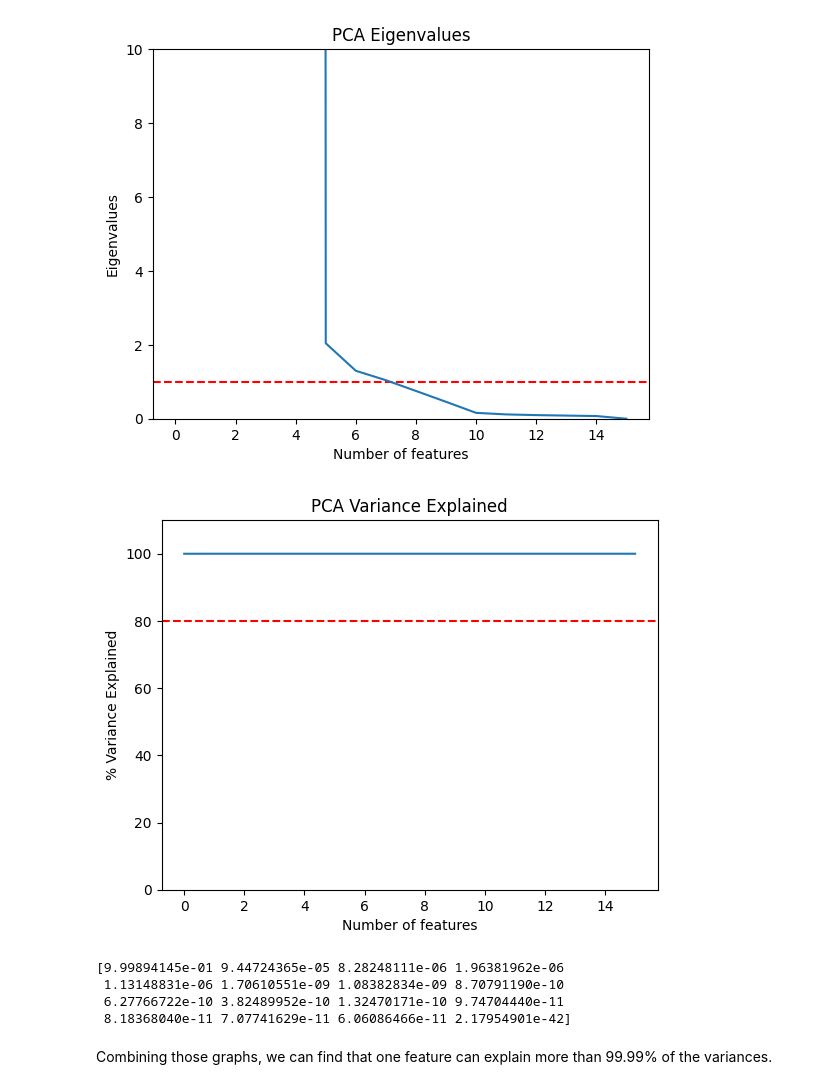
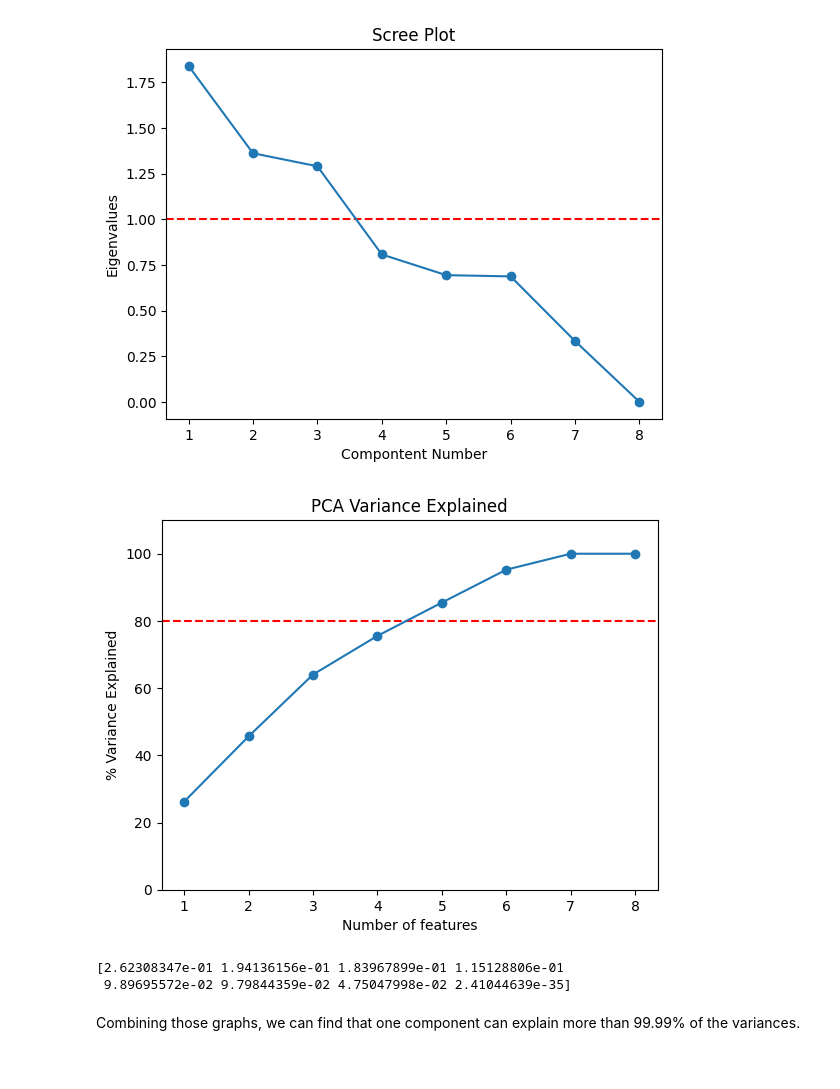
Before and after one commit to hassan3301/COG403Project, a Jupyter notebook: pca.ipynb, the cells around one changed output. Cells and saved outputs as stored; diff of their text form; code cells hidden in the pictures.

```diff
--- a/pca.ipynb
+++ b/pca.ipynb
@@ -7,6 +10,13 @@ from sklearn.decomposition import PCA
 # %%
 f_path = "processed_files"
+scaler = StandardScaler()
 word_df = pd.read_csv(os.path.join(f_path, 'merged_withoutstring.csv')).loc[:,["Word"]]
 merged_df = pd.read_csv(os.path.join(f_path, 'merged_withoutstring.csv'))
-# merged_df = merged_df.loc[:, ~merged_df.columns.isin(['Word', 'Word type', 'pos_new'])]
+word_type = merged_df.loc[:,"Word type"]
+merged_df = merged_df.loc[:, ~merged_df.columns.isin(['Word type'])]
 merged_df = merged_df.set_index('Word', drop=True)
+word_c = word_type.copy()
+
+cdict = {'N':'m','NUM':'c', 'V': 'r', 'A': 'g', 'F': 'b'}
+label = {'N':'Noun','NUM':'Numeral', 'V': 'Verb', 'A': 'Adjective', 'F': 'Function word'}
+print(word_type.value_counts())
@@ -12,0 +36,5 @@ merged_df = merged_df.set_index('Word', drop=True)
+# %%
+merged_scaled_df=merged_df.copy()
+merged_scaled_df=pd.DataFrame(scaler.fit_transform(merged_scaled_df), columns=merged_scaled_df.columns)
+merged_scaled_df.head()
+sn.heatmap(merged_scaled_df.head(), annot=True)
@@ -13,16 +44,16 @@ merged_df = merged_df.set_index('Word', drop=True)
 # %%
-pca = PCA(n_components=len(merged_df.columns))
-pca.fit(merged_df)
+pca = PCA(n_components=len(merged_scaled_df.columns))
+pca.fit(merged_scaled_df)
 # print(pca.explained_variance_)
 plt.ylabel('Eigenvalues')
-plt.xlabel('Number of features')
-plt.title('PCA Eigenvalues')
-plt.ylim(0, 10)
+plt.xlabel('Compontent Number')
+plt.title('Scree Plot')
+# plt.ylim(0, 10)
 plt.axhline(y=1, color = 'r', linestyle='--')
-plt.plot(pca.explained_variance_)
+plt.plot(np.arange(pca.n_components_) + 1, pca.explained_variance_, 'o-')
 plt.show()
 # %% [output]
-[figure, old version]
+[figure, new version]
 # %%
 var = np.cumsum(pca.explained_variance_ratio_*100)
 plt.ylabel('% Variance Explained')
@@ -30,15 +61,13 @@ plt.xlabel('Number of features')
 plt.title('PCA Variance Explained')
 plt.ylim(0, 110)
 plt.axhline(y=80, color='r', linestyle='--')
-plt.plot(var)
+plt.plot(np.arange(pca.n_components_) + 1, var, 'o-')
 plt.show()
 print(pca.explained_variance_ratio_)
 # %% [output]
-[figure, old version]
+[figure, new version]
-[9.99894145e-01 9.44724365e-05 8.28248111e-06 1.96381962e-06
- 1.13148831e-06 1.70610551e-09 1.08382834e-09 8.70791190e-10
- 6.27766722e-10 3.82489952e-10 1.32470171e-10 9.74704440e-11
- 8.18368040e-11 7.07741629e-11 6.06086466e-11 2.17954901e-42]
+[2.62308347e-01 1.94136156e-01 1.83967899e-01 1.15128806e-01
+ 9.89695572e-02 9.79844359e-02 4.75047998e-02 2.41044639e-35]
 # %% [markdown]
-Combining those graphs, we can find that one feature can explain more than 99.99% of the variances.
+Combining those graphs, we can find that one component can explain more than 99.99% of the variances.
 # %%
```
Also changed, not shown: parts of 7 cells of this notebook, 1 other file.
